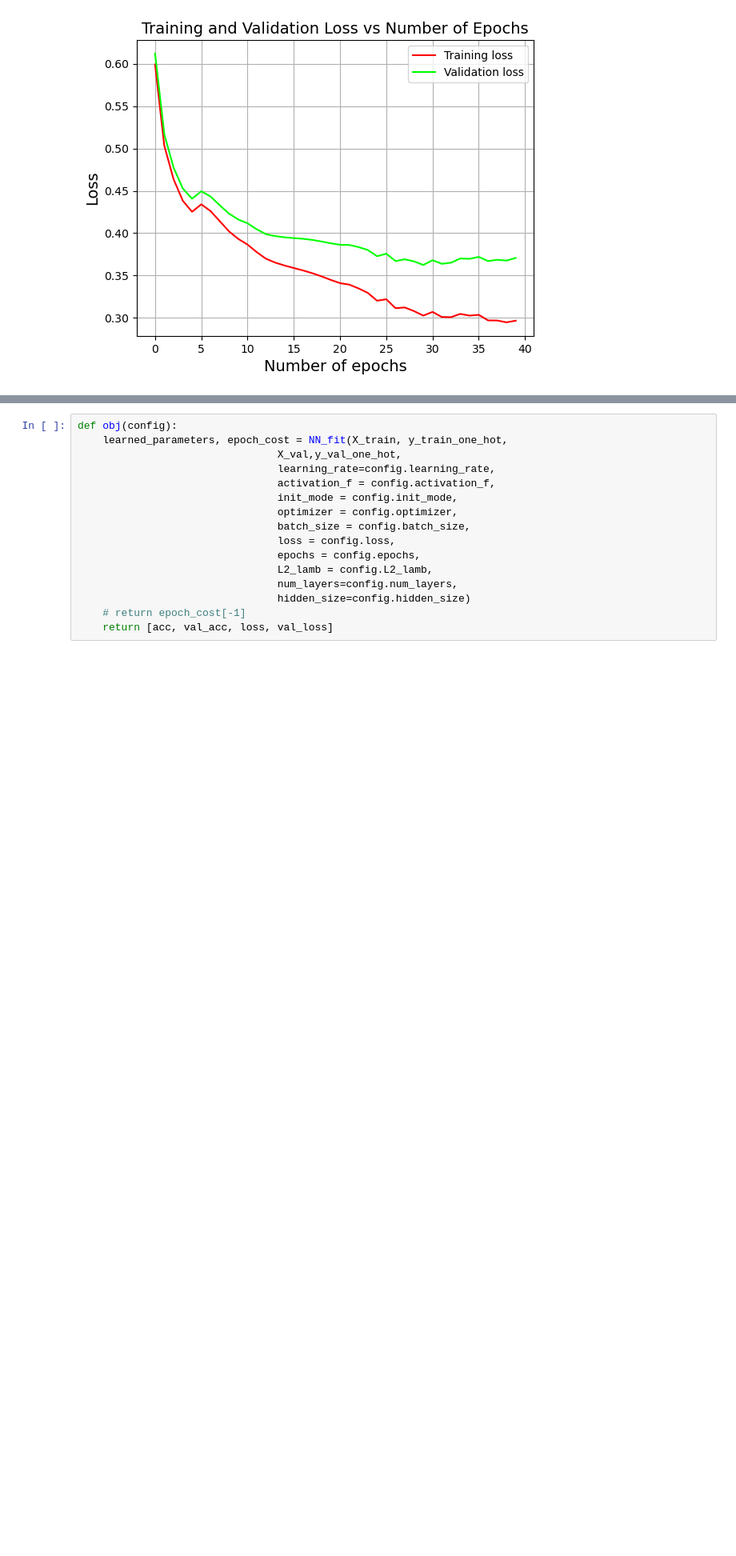
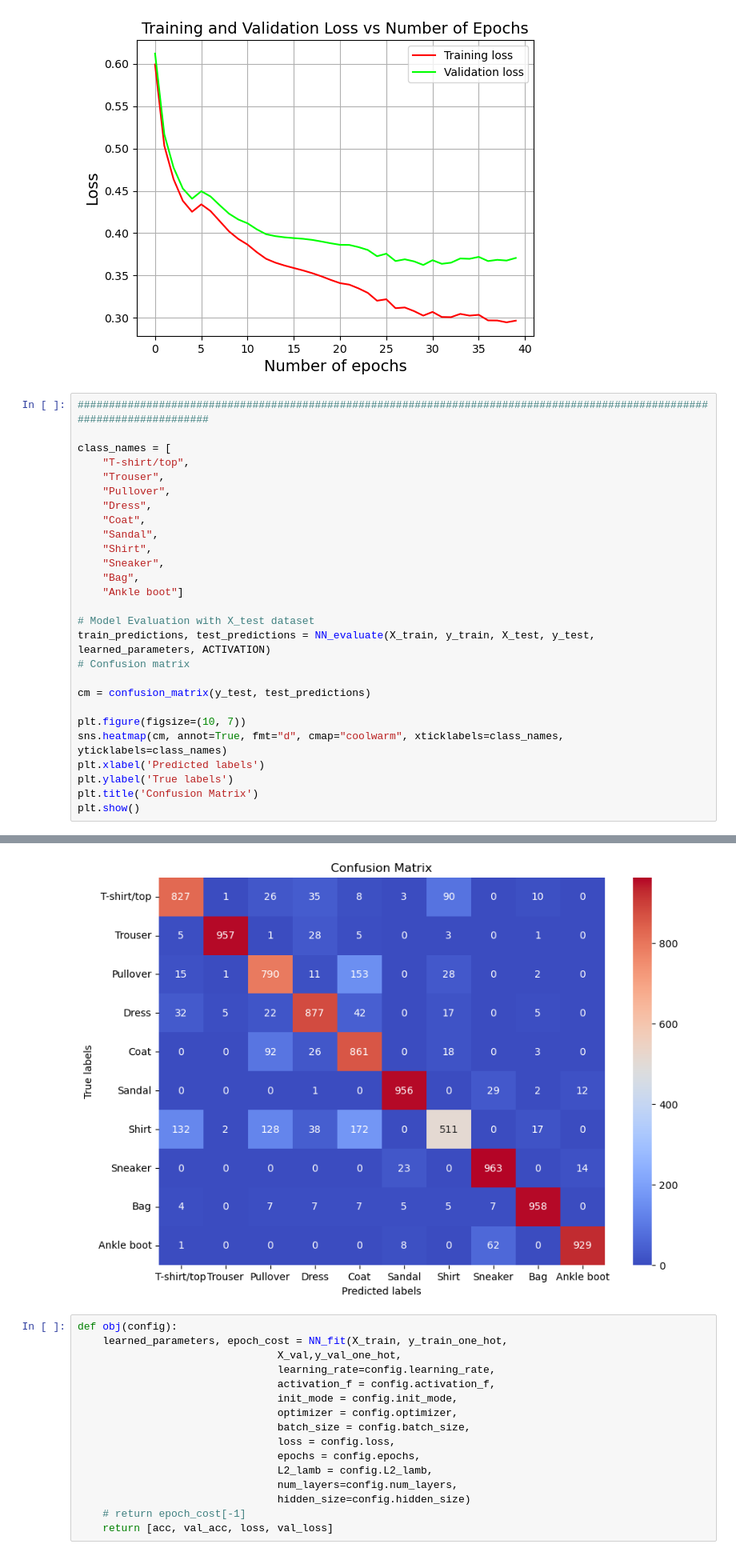
Before and after one commit to abhijeet000111/cs6910-assignment1-abhijeet, a Jupyter notebook: A1_Q_1to3.ipynb, the cells around one changed output, grey strips where cells are left out. Shown at 80% size. Cells and saved outputs as stored; diff of their text form; blank space fills up the shorter version.

```diff
--- a/A1_Q_1to3.ipynb
+++ b/A1_Q_1to3.ipynb
@@ -781,3 +783,31 @@ Epoch number:  36       Training cost: 0.30266193093681226
 Epoch number:  38       Training cost: 0.29702958824828735
 Epoch number:  40       Training cost: 0.2947373453641724
 [figure]
+# %%
+##########################################################################################################################
+
+class_names = [
+    "T-shirt/top",
+    "Trouser",
+    "Pullover",
+    "Dress",
+    "Coat",
+    "Sandal",
+    "Shirt",
+    "Sneaker",
+    "Bag",
+    "Ankle boot"]
+
+# Model Evaluation with X_test dataset
+train_predictions, test_predictions = NN_evaluate(X_train, y_train, X_test, y_test, learned_parameters, ACTIVATION)
+# Confusion matrix
+
+cm = confusion_matrix(y_test, test_predictions)
+
+plt.figure(figsize=(10, 7))
+sns.heatmap(cm, annot=True, fmt="d", cmap="coolwarm", xticklabels=class_names, yticklabels=class_names)
+plt.xlabel('Predicted labels')
+plt.ylabel('True labels')
+plt.title('Confusion Matrix')
+plt.show()
+# %% [output]
@@ -784,3 +834,4 @@ Epoch number:  40       Training cost: 0.2947373453641724
+[figure, added]
 # %%
 def obj(config):
     learned_parameters, epoch_cost = NN_fit(X_train, y_train_one_hot,
```
Also changed, not shown: parts of 6 cells of this notebook.
